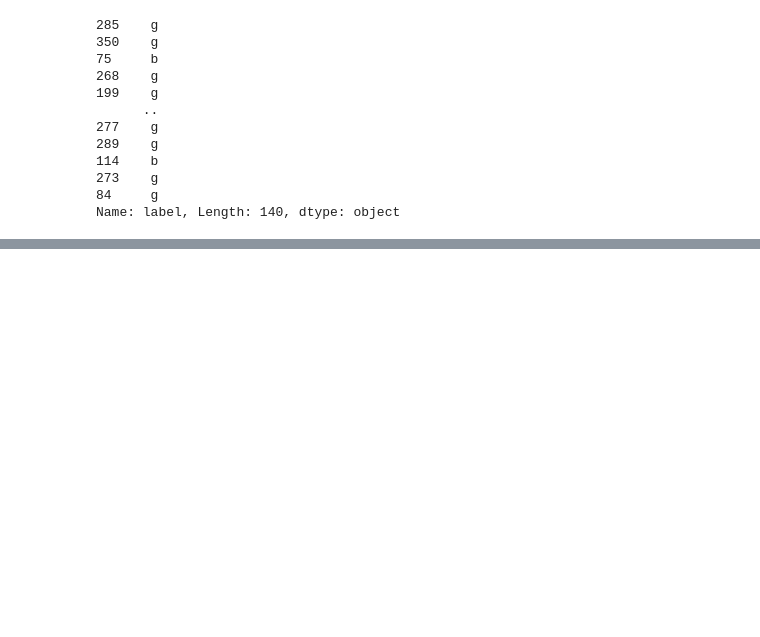
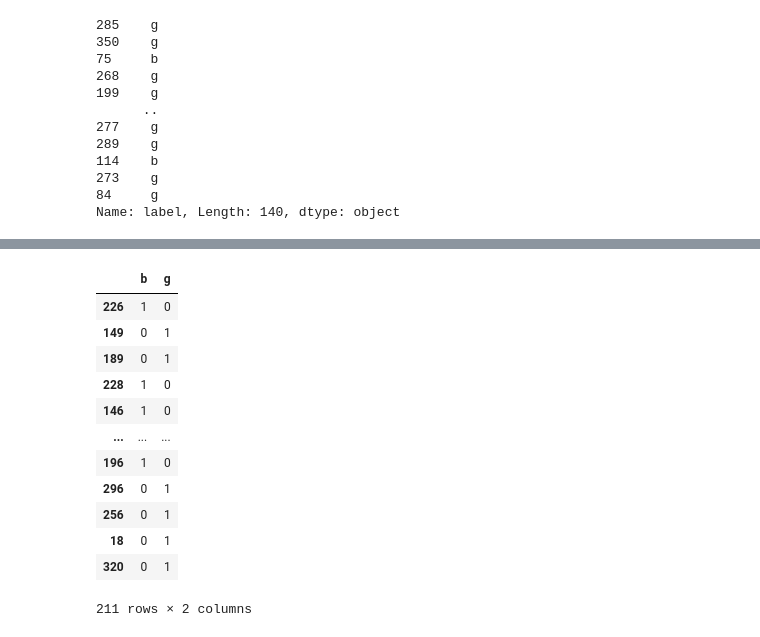
Before and after one commit to SyedHuzaifa007/PIAIC-Deep-Learning-Assignment, a Jupyter notebook: Ionosphere_Assignment.ipynb, the cells around one changed output, grey strips where cells are left out. Drawn from its saved outputs; the diff is of its cells as text; code cells hidden in the pictures; blank space fills up the shorter version.

```diff
--- a/Ionosphere_Assignment.ipynb
+++ b/Ionosphere_Assignment.ipynb
@@ -216,0 +257,20 @@ Name: label, Length: 140, dtype: object
+# %%
+# One Hot Encoding Labels
+
+# Train Labels
+train_labels = pd.get_dummies(train_labels)
+train_labels
+# %% [output]
+|  | b | g |
+| 226 | 1 | 0 |
+| 149 | 0 | 1 |
+| 189 | 0 | 1 |
+| 228 | 1 | 0 |
+| 146 | 1 | 0 |
+| ... | ... | ... |
+| 196 | 1 | 0 |
+| 296 | 0 | 1 |
+| 256 | 0 | 1 |
+| 18 | 0 | 1 |
+| 320 | 0 | 1 |
+211 rows × 2 columns
```
Also changed, not shown: parts of 7 cells of this notebook.
